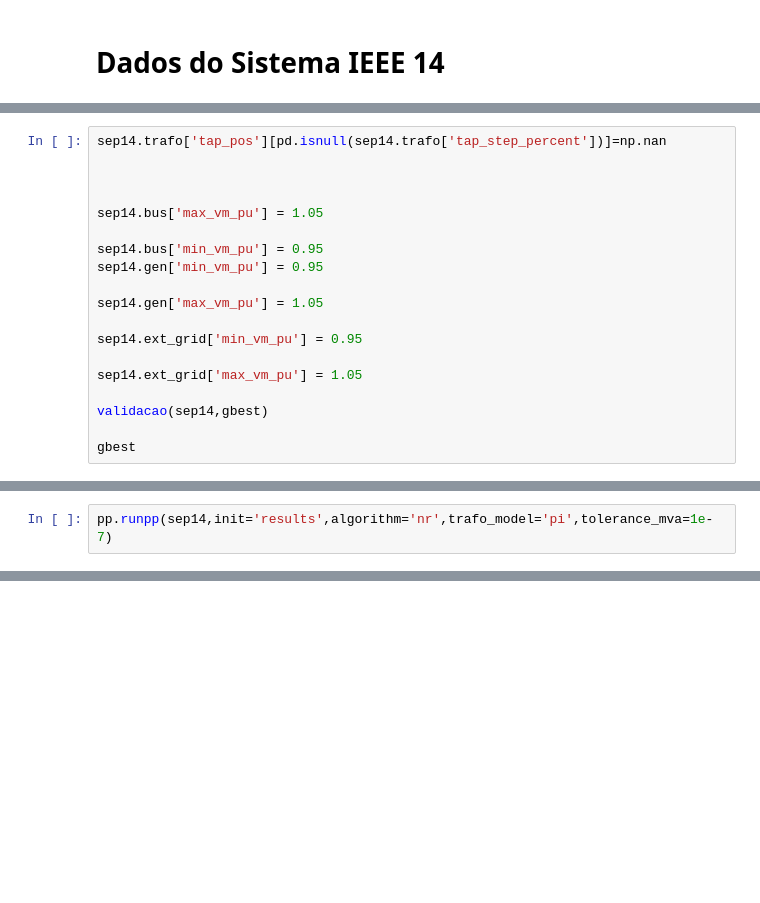
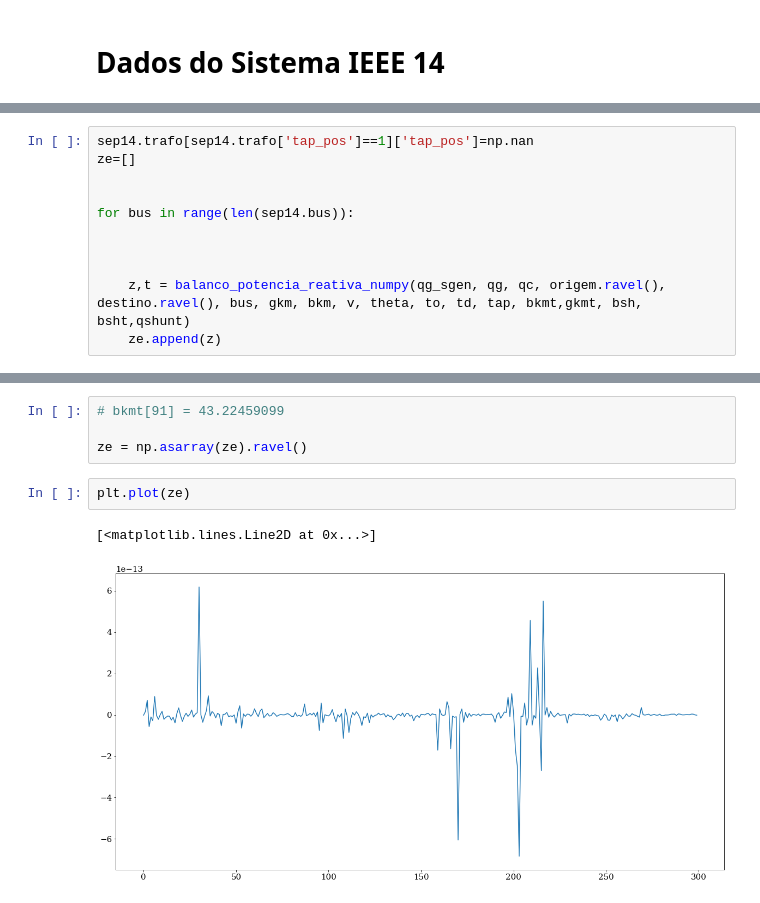
Before and after one commit to rafaelpavan95/MSc_Energy_Systems, a Jupyter notebook: ieee118.ipynb, the cells around one changed output, grey strips where cells are left out. Saved outputs shown, nothing was run; the diff lists cells and outputs as text; blank space fills up the shorter version.

```diff
--- a/ieee118.ipynb
+++ b/ieee118.ipynb
@@ -1416,19 +1110,0 @@ gbest[len(t)+len(tensao):len(t)+len(tensao)+len(s)] = discreto_bshunt(gbest,len(
-# %%
-sep14.trafo['tap_pos'][pd.isnull(sep14.trafo['tap_step_percent'])]=np.nan
-
-
-
-sep14.bus['max_vm_pu'] = 1.05
-
-sep14.bus['min_vm_pu'] = 0.95
-sep14.gen['min_vm_pu'] = 0.95
-
-sep14.gen['max_vm_pu'] = 1.05
-
-sep14.ext_grid['min_vm_pu'] = 0.95
-
-sep14.ext_grid['max_vm_pu'] = 1.05
-
-validacao(sep14,gbest)
-
-gbest
@@ -1640,2 +1110,0 @@ coleta_dados_gen(sep14)
-# %%
-pp.runpp(sep14,init='results',algorithm='nr',trafo_model='pi',tolerance_mva=1e-7)
@@ -1994,0 +1191,11 @@ sep14.load
+# %%
+sep14.trafo[sep14.trafo['tap_pos']==1]['tap_pos']=np.nan
+ze=[]
+
+
+for bus in range(len(sep14.bus)):
+
+
+
+    z,t = balanco_potencia_reativa_numpy(qg_sgen, qg, qc, origem.ravel(), destino.ravel(), bus, gkm, bkm, v, theta, to, td, tap, bkmt,gkmt, bsh, bsht,qshunt)
+    ze.append(z)
@@ -1994,0 +1220,9 @@ sep14.load
+# %%
+# bkmt[91] = 43.22459099
+
+ze = np.asarray(ze).ravel()
+# %%
+plt.plot(ze)
+# %% [output]
+[<matplotlib.lines.Line2D at 0x...>]
+[figure, added]
```
Also changed, not shown: parts of 146 cells of this notebook, 2 other files.
